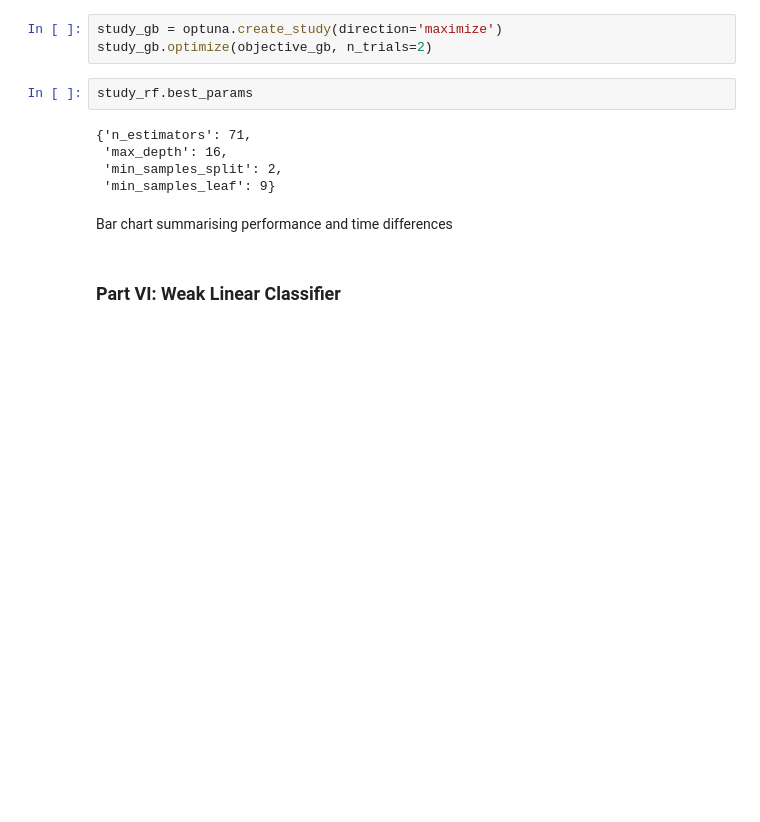
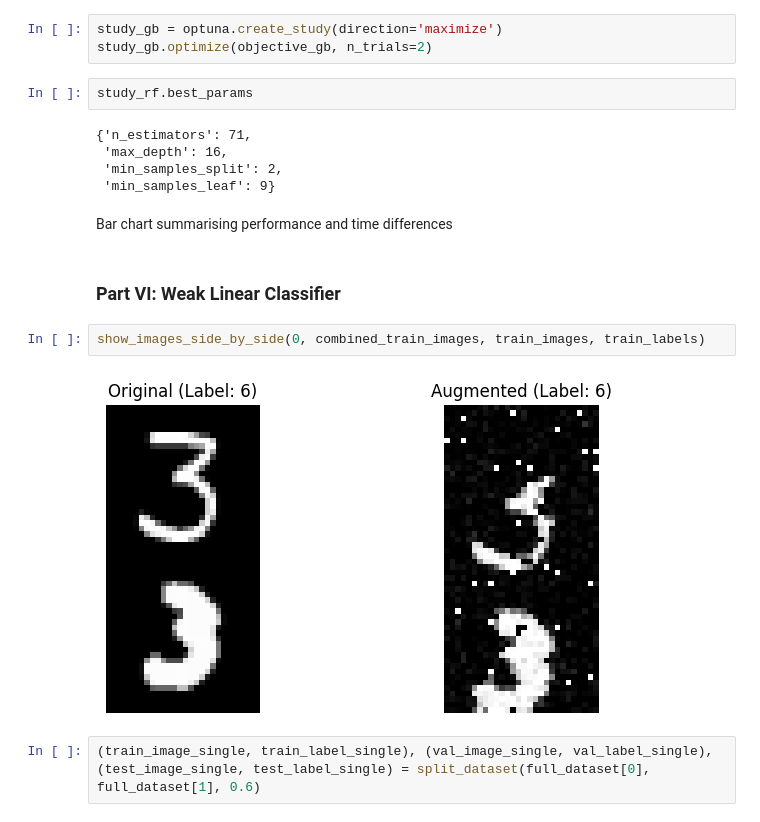
Before and after one commit to S-Nazem/MNIST_addition, a Jupyter notebook: MNIST_addition_dev.ipynb, the cells around one changed output. Cells and saved outputs as stored; diff of their text form; blank space fills up the shorter version.

```diff
--- a/MNIST_addition_dev.ipynb
+++ b/MNIST_addition_dev.ipynb
@@ -1914,3 +1909,9 @@ study_rf.best_params
 Bar chart summarising performance and time differences
 # %% [markdown]
 ### Part VI: Weak Linear Classifier
+# %%
+show_images_side_by_side(0, combined_train_images, train_images, train_labels)
+# %% [output]
+[figure, added]
+# %%
+(train_image_single, train_label_single), (val_image_single, val_label_single), (test_image_single, test_label_single) = split_dataset(full_dataset[0], full_dataset[1], 0.6)
```
Also changed, not shown: parts of 5 cells of this notebook, 1 other file.
